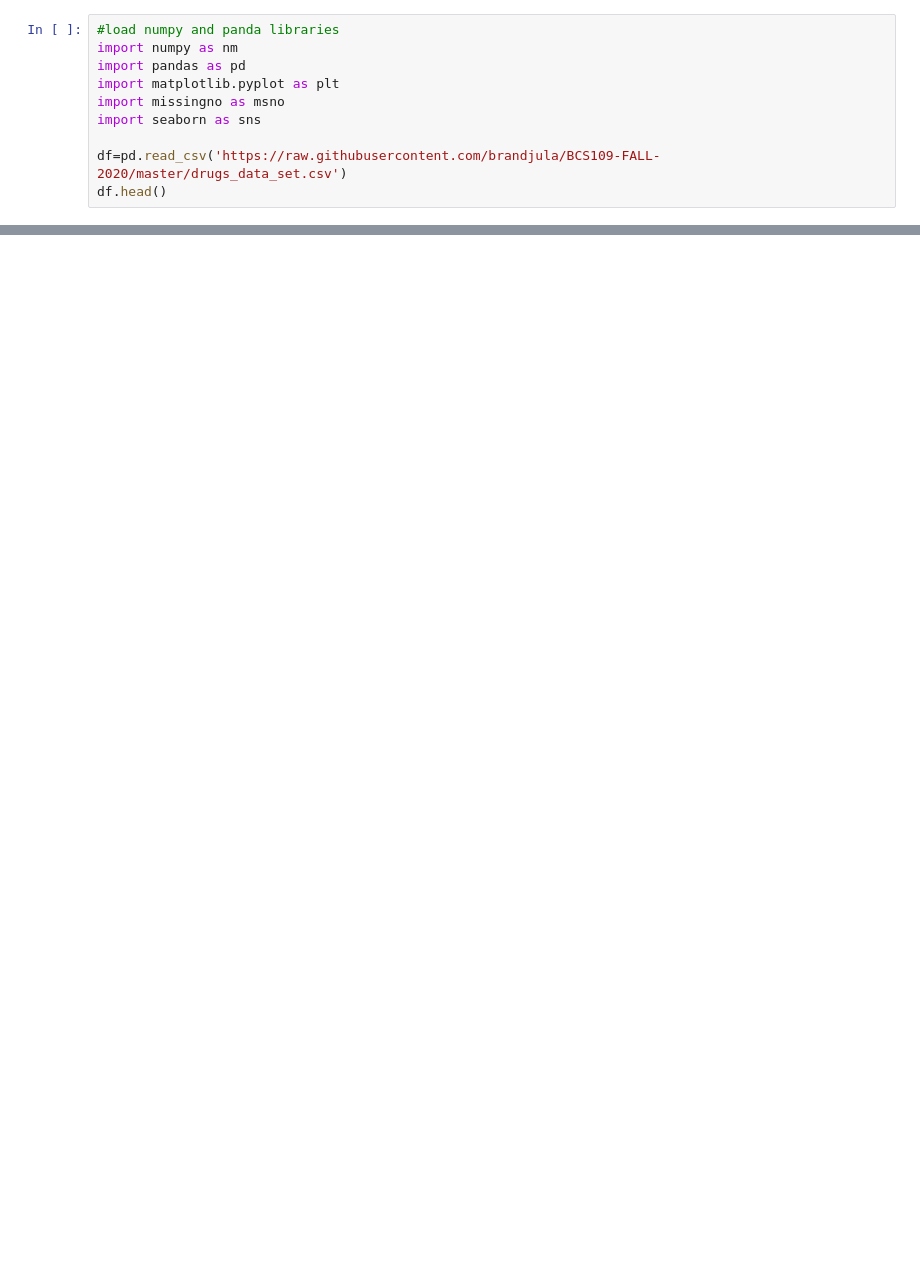
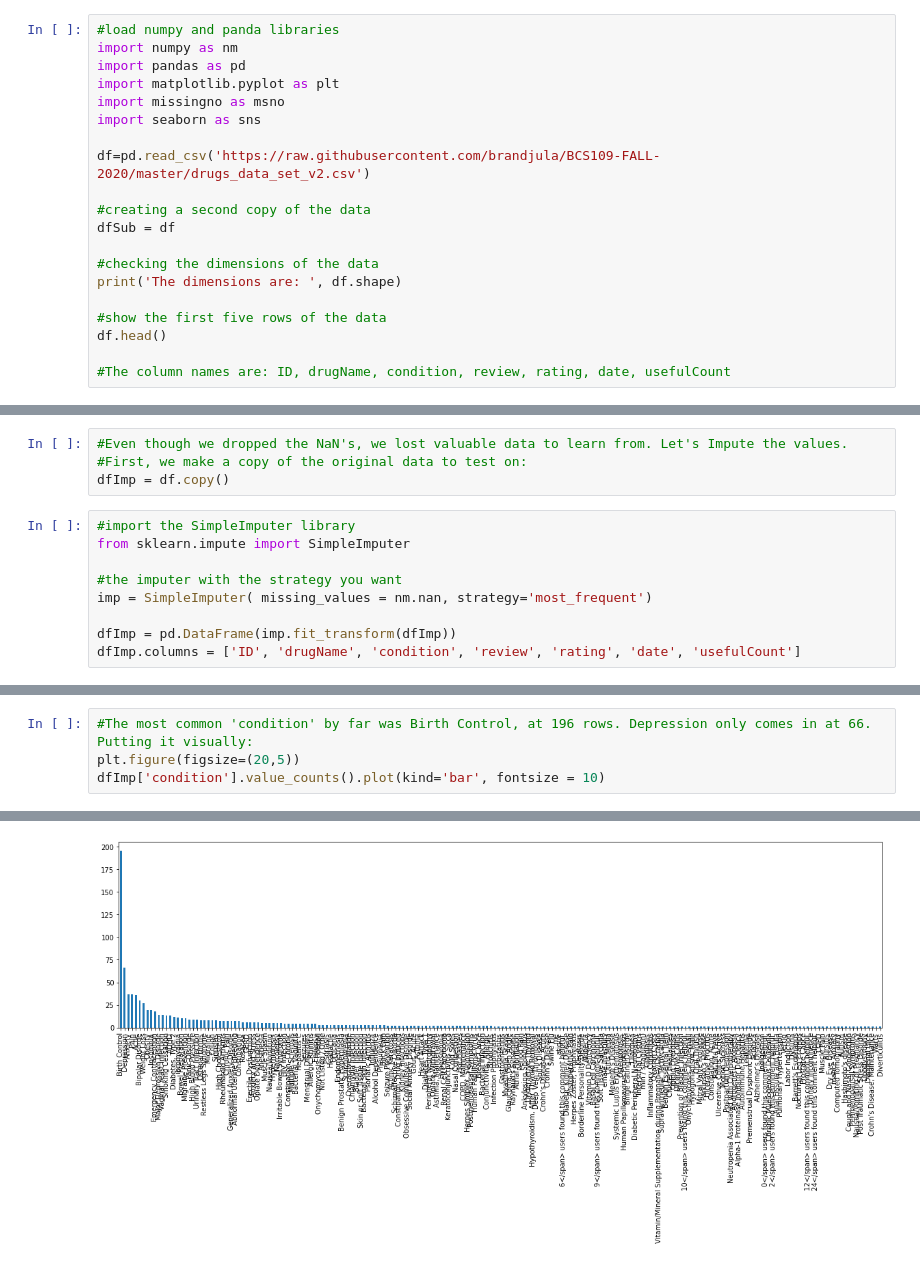
Before and after one commit to Michael-C-1/Final-Project, a Jupyter notebook: BCS109_Final_Project.ipynb, the cells around one changed output, grey strips where cells are left out. Saved outputs shown, nothing was run; the diff lists cells and outputs as text; blank space fills up the shorter version.

```diff
--- a/BCS109_Final_Project.ipynb
+++ b/BCS109_Final_Project.ipynb
@@ -27,5 +31,15 @@ import matplotlib.pyplot as plt
 import missingno as msno
 import seaborn as sns
 
-df=pd.read_csv('https://raw.githubusercontent.com/brandjula/BCS109-FALL-2020/master/drugs_data_set.csv')
+df=pd.read_csv('https://raw.githubusercontent.com/brandjula/BCS109-FALL-2020/master/drugs_data_set_v2.csv')
+
+#creating a second copy of the data
+dfSub = df
+
+#checking the dimensions of the data
+print('The dimensions are: ', df.shape)
+
+#show the first five rows of the data
 df.head()
+
+#The column names are: ID, drugName, condition, review, rating, date, usefulCount
@@ -31,0 +105,13 @@ df.head()
+# %%
+#Even though we dropped the NaN's, we lost valuable data to learn from. Let's Impute the values.
+#First, we make a copy of the original data to test on:
+dfImp = df.copy()
+# %%
+#import the SimpleImputer library
+from sklearn.impute import SimpleImputer
+
+#the imputer with the strategy you want
+imp = SimpleImputer( missing_values = nm.nan, strategy='most_frequent')
+
+dfImp = pd.DataFrame(imp.fit_transform(dfImp))
+dfImp.columns = ['ID', 'drugName', 'condition', 'review', 'rating', 'date', 'usefulCount']
@@ -31,0 +171,5 @@ df.head()
+# %%
+#The most common 'condition' by far was Birth Control, at 196 rows. Depression only comes in at 66. Putting it visually:
+plt.figure(figsize=(20,5))
+dfImp['condition'].value_counts().plot(kind='bar', fontsize = 10)
+# %% [output]
@@ -31,0 +177 @@ df.head()
+[figure, added]
```
Also changed, not shown: parts of 40 cells of this notebook.
